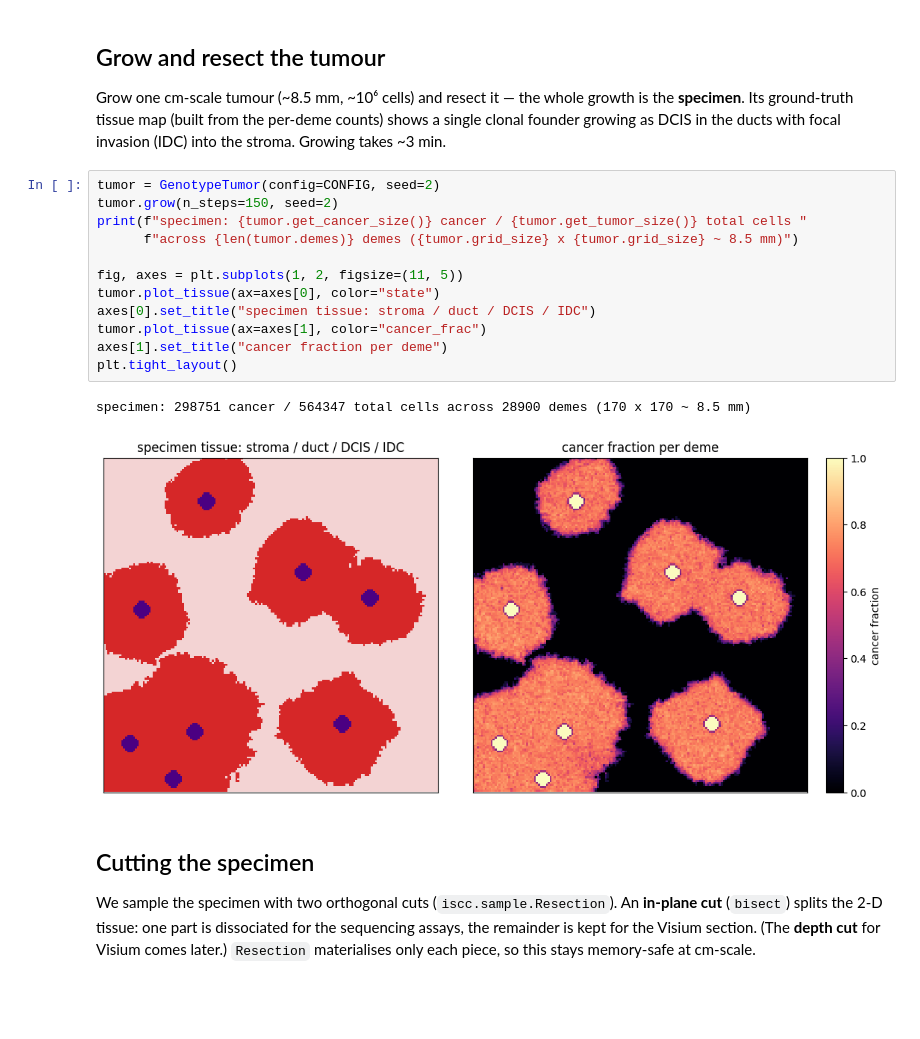
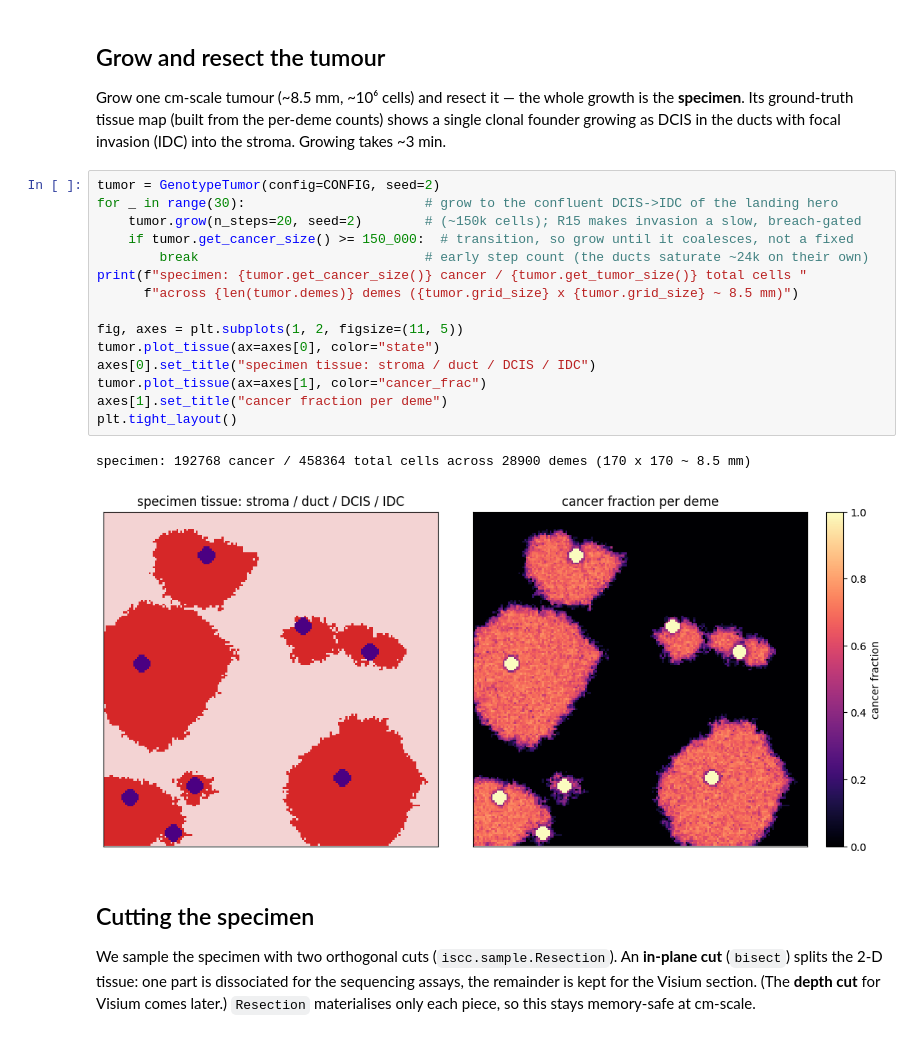
Before and after one commit to pedrofale/iscc, a Jupyter notebook: notebooks/03_data_overview.ipynb, the cells around one changed output. Drawn from its saved outputs; the diff is of its cells as text; blank space fills up the shorter version.

```diff
--- a/notebooks/03_data_overview.ipynb
+++ b/notebooks/03_data_overview.ipynb
@@ -38,19 +38,22 @@ Its ground-truth tissue map (built from the per-deme counts) shows a single clon
 DCIS in the ducts with focal invasion (IDC) into the stroma. Growing takes ~3 min.
 # %%
 tumor = GenotypeTumor(config=CONFIG, seed=2)
-tumor.grow(n_steps=150, seed=2)
+for _ in range(30):                       # grow to the confluent DCIS->IDC of the landing hero
+    tumor.grow(n_steps=20, seed=2)        # (~150k cells); R15 makes invasion a slow, breach-gated
+    if tumor.get_cancer_size() >= 150_000:  # transition, so grow until it coalesces, not a fixed
+        break                             # early step count (the ducts saturate ~24k on their own)
 print(f"specimen: {tumor.get_cancer_size()} cancer / {tumor.get_tumor_size()} total cells "
       f"across {len(tumor.demes)} demes ({tumor.grid_size} x {tumor.grid_size} ~ 8.5 mm)")
 
 fig, axes = plt.subplots(1, 2, figsize=(11, 5))
 tumor.plot_tissue(ax=axes[0], color="state")
 axes[0].set_title("specimen tissue: stroma / duct / DCIS / IDC")
 tumor.plot_tissue(ax=axes[1], color="cancer_frac")
 axes[1].set_title("cancer fraction per deme")
 plt.tight_layout()
 # %% [output]
-specimen: 298751 cancer / 564347 total cells across 28900 demes (170 x 170 ~ 8.5 mm)
+specimen: 192768 cancer / 458364 total cells across 28900 demes (170 x 170 ~ 8.5 mm)
-[figure, old version]
+[figure, new version]
 # %% [markdown]
 ## Cutting the specimen
 
```
Also changed, not shown: parts of 9 cells of this notebook, 13 other files.
